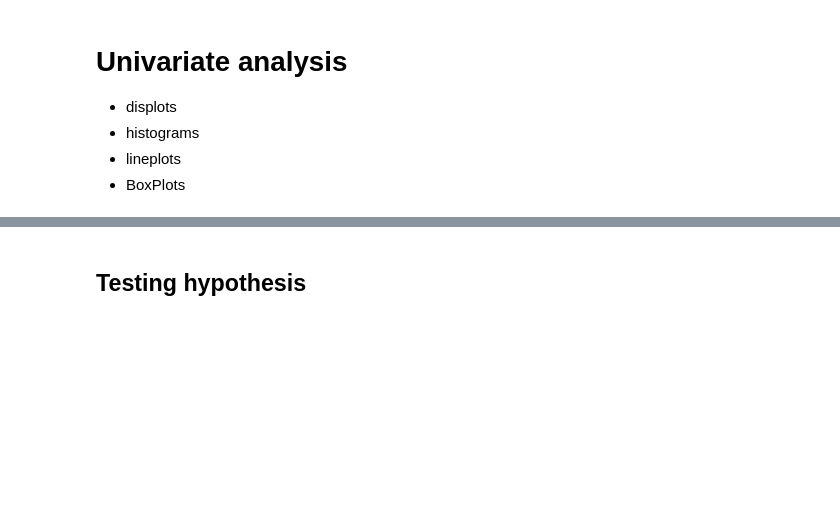
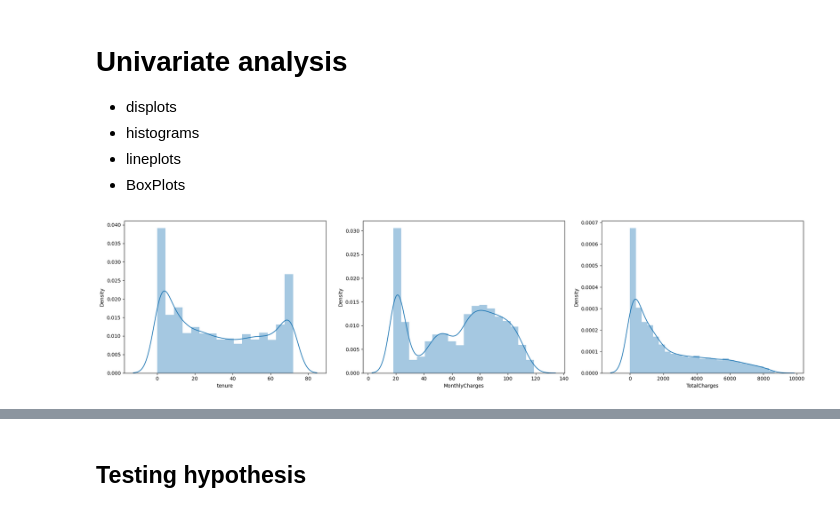
Before and after one commit to Eric-Oliveira-ds/Telco-Customer-Churn, a Jupyter notebook: notebook/EDA.ipynb, the cells around one changed output, grey strips where cells are left out. Cells and saved outputs as stored; diff of their text form; code cells hidden in the pictures; blank space fills up the shorter version.

```diff
--- a/notebook/EDA.ipynb
+++ b/notebook/EDA.ipynb
@@ -443,3 +453,17 @@ for i in range(len(df_count_plot.columns)):
 - histograms
 - lineplots
 - BoxPlots
+# %%
+# for displot in numerical variables
+
+df_num = df2.select_dtypes(exclude=['object'])
+# %%
+plt.figure(figsize=(20,5))
+
+for i in range(len(df_num.columns)):
+    plt.subplot(1,3,i+1)
+    sns.distplot(df_num[df_num.columns[i]], kde=True)
+    plt.tight_layout()
+plt.show();
+# %% [output]
+[figure, added]
```
Also changed, not shown: parts of 17 cells of this notebook.
